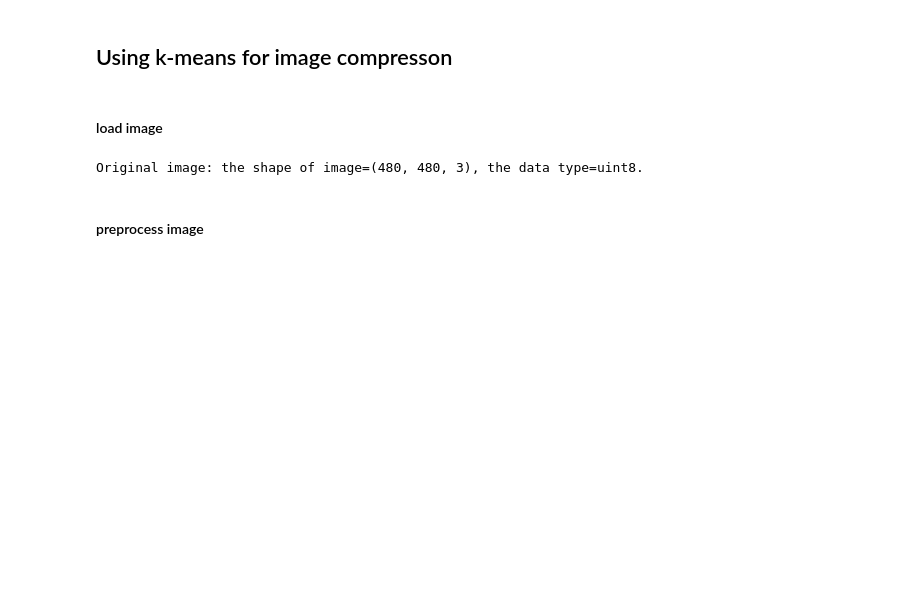
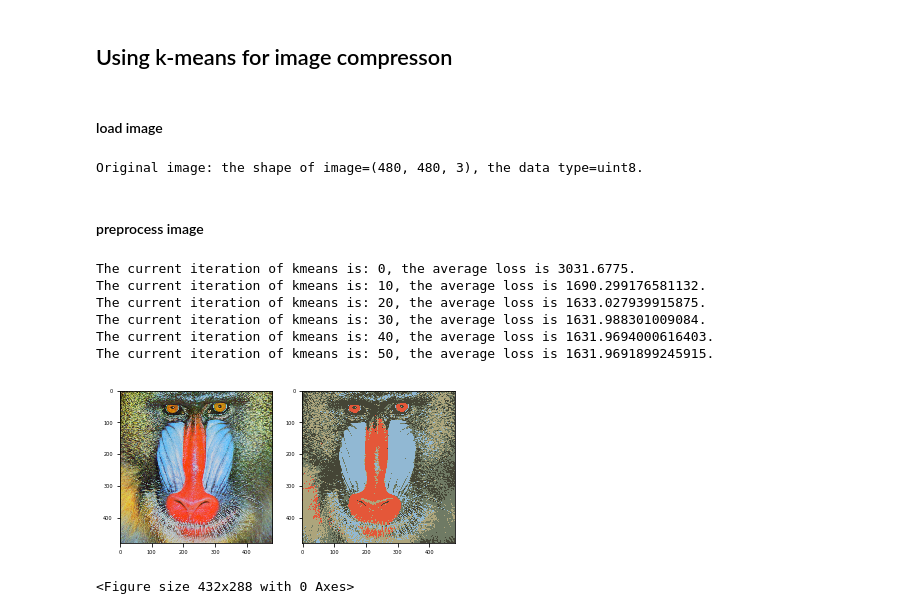
Before and after one commit to emmahoggett/ML_course, a Jupyter notebook: labs/ex08/work/ex08.ipynb, the cells around one changed output. Cells and saved outputs as stored; diff of their text form; code cells hidden in the pictures; blank space fills up the shorter version.

```diff
--- a/labs/ex08/work/ex08.ipynb
+++ b/labs/ex08/work/ex08.ipynb
@@ -22,8 +22,8 @@ def initialize_clusters(data, k):
     output:
         a numpy array with shape (k, num_feature)
     """
-
-    return data[np.random.choice(data.shape[1],k)]
+    num_samples, num_feature = data.shape
+    return data[np.random.choice(num_samples, k)]
 # %% [markdown]
 ### Update k-means parameters
 # %% [markdown]
@@ -160,21 +139,57 @@ processed_image = preprocess_image(original_image)
+# %%
+def preprocess_image(original_image):
+    """preprocess the image."""
+    processed_image = original_image.reshape(original_image.shape[0]*original_image.shape[1],3)
+    processed_image = processed_image.astype(float)
+    return processed_image
+
+processed_image = preprocess_image(original_image)
 # %%
 from plots import plot_image_compression
 
 def kmean_compression(original_image, processed_image, k, max_iters, threshold):
     """using k-means for image compression."""
-    # ***************************************************
-    # INSERT YOUR CODE HERE
-    # TODO: use kmean to compress the image.
-    # ***************************************************
-    raise NotImplementedError
+    mu_old = initialize_clusters(processed_image, k)
+    # init some empty lists to store the result.
+    loss_list = []
+
+    # start the kmeans algorithm.
+    for iteration in range(max_iters):
+        # update z and mu
+        losses, assignments, mu = update_kmeans_parameters(processed_image, mu_old)
+
+        # calculate the average loss over all points
+        average_loss = np.mean(losses)
+        loss_list.append(average_loss)
+
+        if iteration % 10 == 0:
+            print(
+                "The current iteration of kmeans is: {i}, the average loss is {l}.".format(
+                    i=iteration, l=average_loss))
+
+        # check converge
+        if iteration > 0 and np.abs(loss_list[-1] - loss_list[-2]) < threshold:
+            break
+
+        # update k-means information.
+        mu_old = mu
 
     # plot histogram
     plot_image_compression(original_image, processed_image, assignments, mu, k)
 
 # define parameters
 k = 5
 max_iter = 100
 threshold = 1e-6
 
 # use kmeans to compress image
 kmean_compression(original_image, processed_image, k, max_iter, threshold)
+# %% [output]
+The current iteration of kmeans is: 0, the average loss is 3031.6775.
+The current iteration of kmeans is: 10, the average loss is 1690.299176581132.
+The current iteration of kmeans is: 20, the average loss is 1633.027939915875.
+The current iteration of kmeans is: 30, the average loss is 1631.988301009084.
+The current iteration of kmeans is: 40, the average loss is 1631.9694000616403.
+The current iteration of kmeans is: 50, the average loss is 1631.9691899245915.
+[figure, added]
+<Figure size 432x288 with 0 Axes>
```
Also changed, not shown: parts of 4 cells of this notebook, 43 other files.
